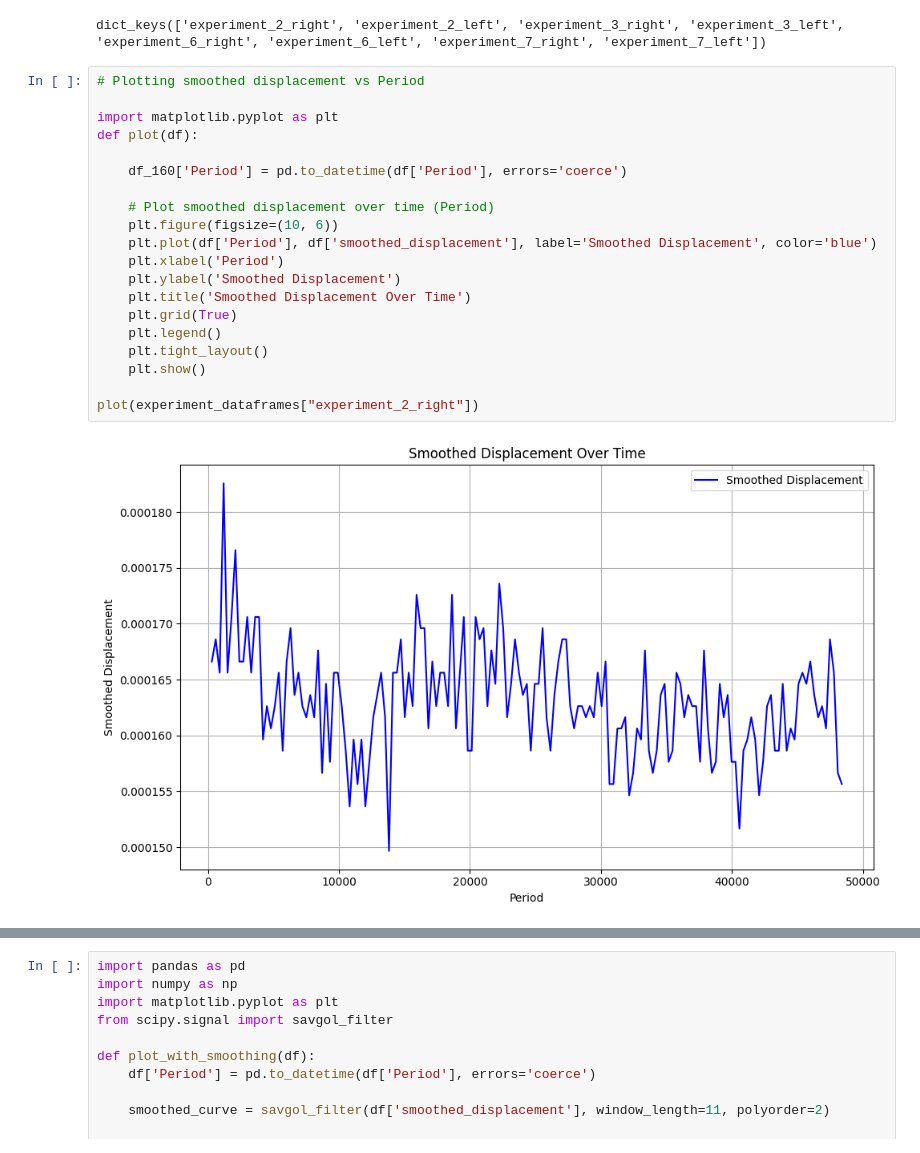
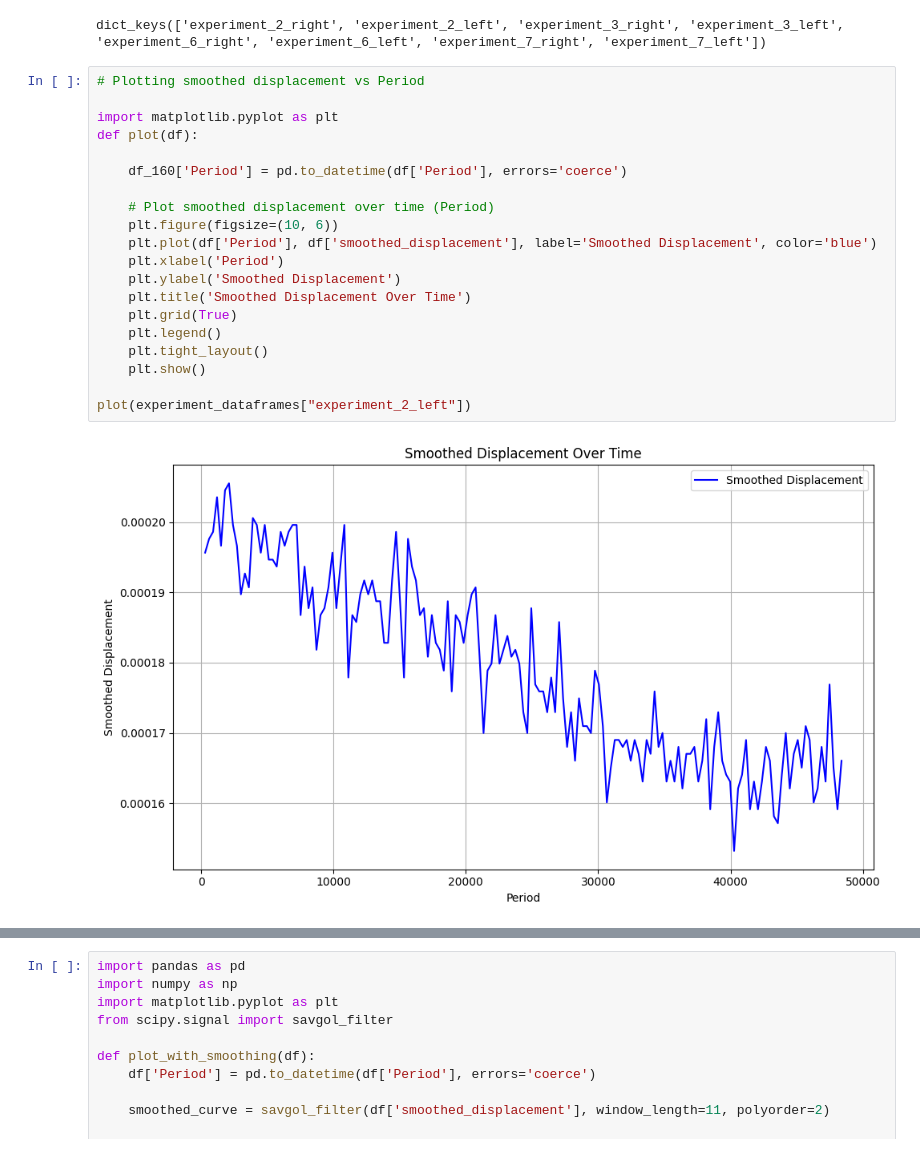
Before and after one commit to rammalali/FYP, a Jupyter notebook: notebooks/model_creation.ipynb, the cells around one changed output, grey strips where cells are left out. Saved outputs shown, nothing was run; the diff lists cells and outputs as text.

Commit message:
data visualization

```diff
--- a/notebooks/model_creation.ipynb
+++ b/notebooks/model_creation.ipynb
@@ -49,22 +55,22 @@ dict_keys(['experiment_2_right', 'experiment_2_left', 'experiment_3_right', 'exp
 # %%
 # Plotting smoothed displacement vs Period
 
 import matplotlib.pyplot as plt
 def plot(df):
 
     df_160['Period'] = pd.to_datetime(df['Period'], errors='coerce')
 
     # Plot smoothed displacement over time (Period)
     plt.figure(figsize=(10, 6))
     plt.plot(df['Period'], df['smoothed_displacement'], label='Smoothed Displacement', color='blue')
     plt.xlabel('Period')
     plt.ylabel('Smoothed Displacement')
     plt.title('Smoothed Displacement Over Time')
     plt.grid(True)
     plt.legend()
     plt.tight_layout()
     plt.show()
 
-plot(experiment_dataframes["experiment_2_right"])
+plot(experiment_dataframes["experiment_2_left"])
 # %% [output]
-[figure, old version]
+[figure, new version]
```
Also changed, not shown: parts of 3 cells of this notebook.
